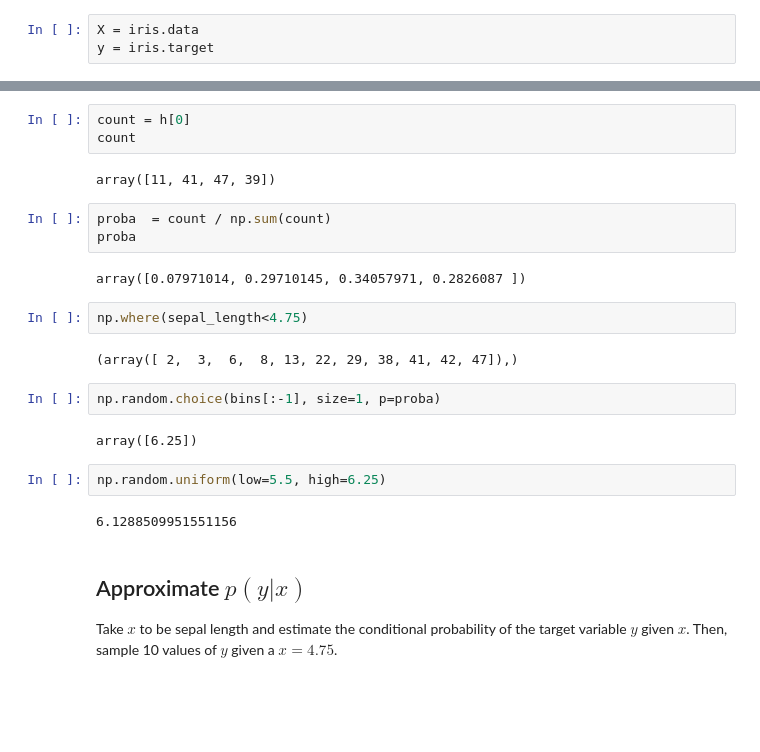
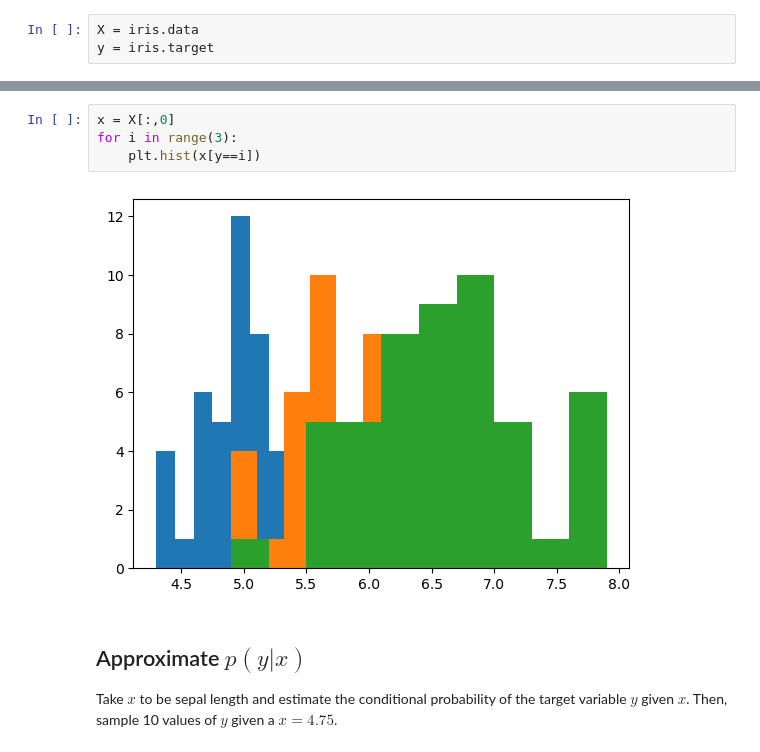
Before and after one commit to MartinSchoenig/IAG, a Jupyter notebook: Oblig/IAG_2_t.ipynb, the cells around one changed output, grey strips where cells are left out. Drawn from its saved outputs; the diff is of its cells as text; blank space fills up the shorter version.

```diff
--- a/Oblig/IAG_2_t.ipynb
+++ b/Oblig/IAG_2_t.ipynb
@@ -65,25 +29,9 @@ h = np.histogram(sepal_length, bins=bins)
-# %%
-count = h[0]
-count
-# %% [output]
-array([11, 41, 47, 39])
-# %%
-proba  = count / np.sum(count)
-proba
-# %% [output]
-array([0.07971014, 0.29710145, 0.34057971, 0.2826087 ])
-# %%
-np.where(sepal_length<4.75)
-# %% [output]
-(array([ 2,  3,  6,  8, 13, 22, 29, 38, 41, 42, 47]),)
-# %%
-np.random.choice(bins[:-1], size=1, p=proba)
-# %% [output]
-array([6.25])
-# %%
-np.random.uniform(low=5.5, high=6.25)
-# %% [output]
-6.1288509951551156
+# %%
+x = X[:,0]
+for i in range(3):
+    plt.hist(x[y==i])
+# %% [output]
+[figure, added]
 # %% [markdown]
 ## Approximate $p(y|x)$
 Take $x$ to be sepal length and estimate the conditional probability of the target variable $y$ given $x$. Then, sample 10 values of $y$ given a $x=4.75$.
```
Also changed, not shown: parts of 16 cells of this notebook.
